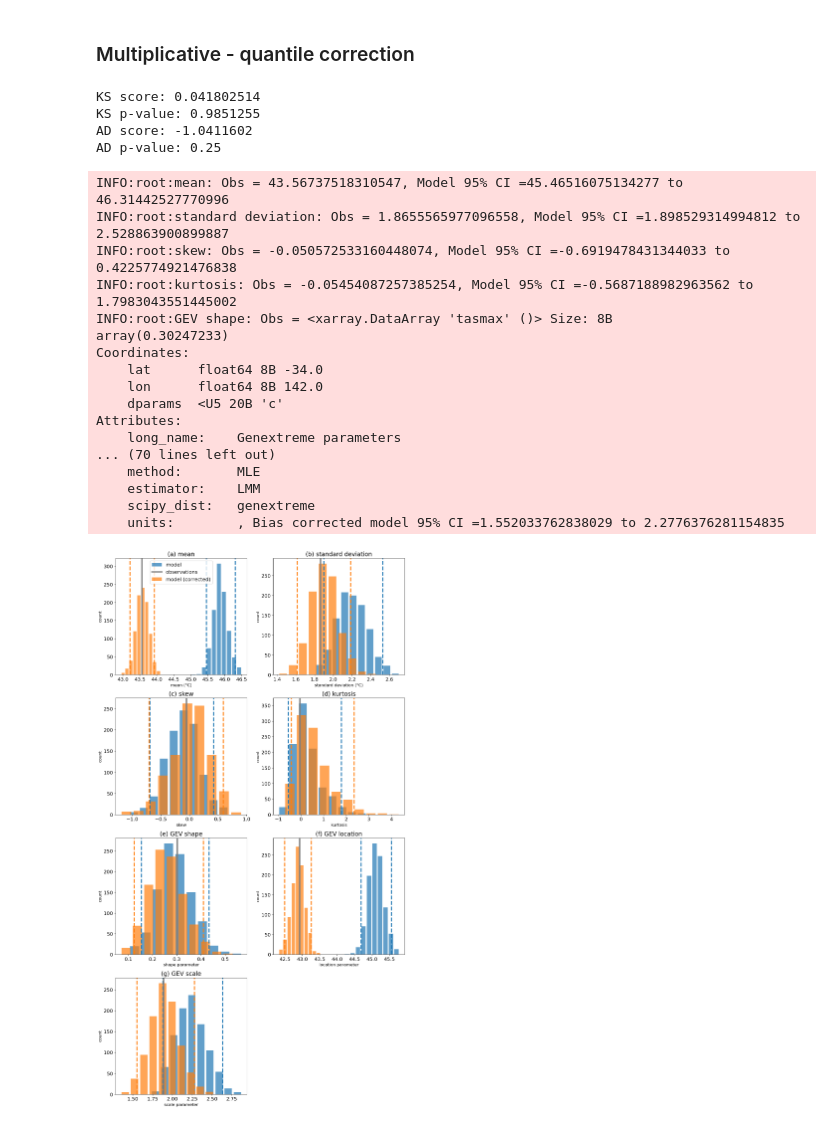
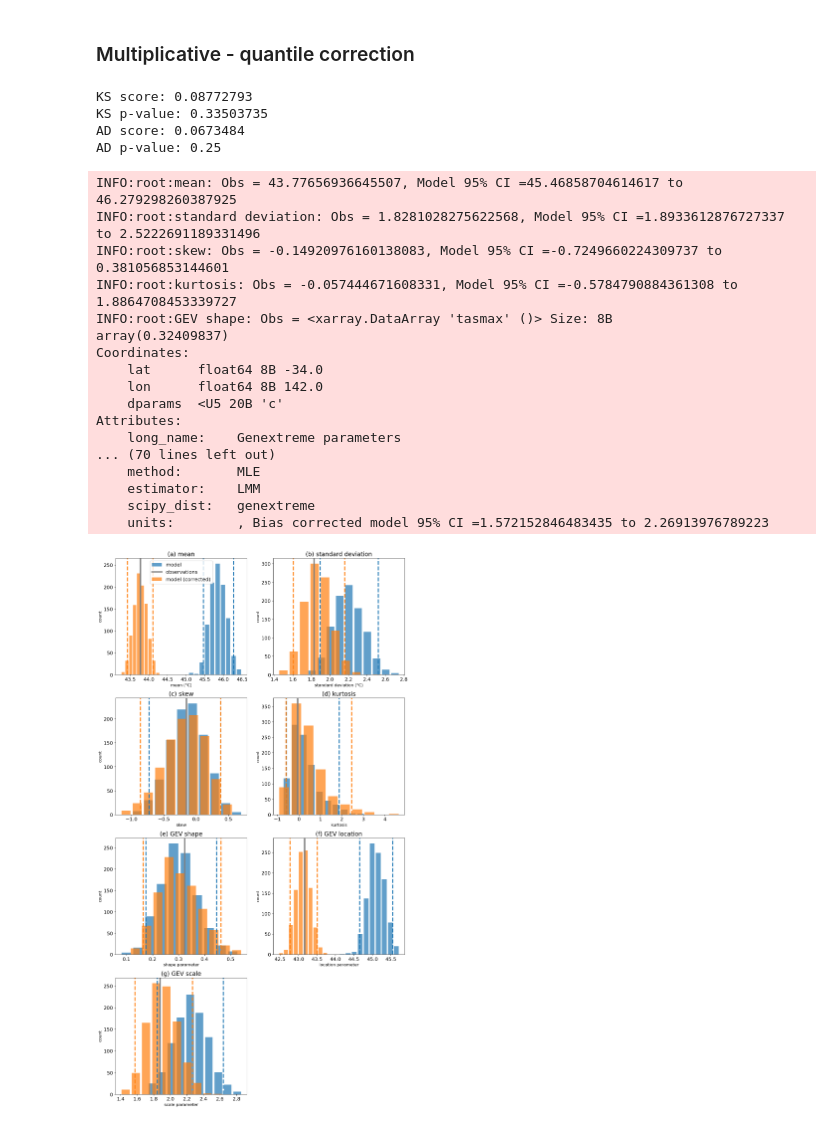
Before and after one commit to AusClimateService/unseen-projects, a Jupyter notebook: project-bias/scoping.ipynb, the cells around one changed output. Saved outputs shown, nothing was run; the diff lists cells and outputs as text; code cells hidden in the pictures.

```diff
--- a/project-bias/scoping.ipynb
+++ b/project-bias/scoping.ipynb
@@ -228,5 +264,5 @@ plt.show()
 # %%
-bias_quantile_mulc = da_model_q.values / da_obs_q.values
+bias_quantile_mulc = da_model_detrended_q.values / da_obs_detrended_q.values
 # %%
 bias_quantile_mulc_cubic_fit = np.polyfit(quantile_array, bias_quantile_mulc, 3)
 # %%
@@ -295,10 +331,10 @@ Scale parameter: 1.95
 #    adjustment_factors=bias_quantile_mulc,
 #)
 af_mulc = vget_smooth_adjustment_factor(
-    da_model_stacked.values,
-    data=da_model_stacked.values,
+    da_model_detrended_stacked.values,
+    data=da_model_detrended_stacked.values,
     af_cubic_fit=bias_quantile_mulc_cubic_fit,
 )
 # %%
-da_model_bc_quantile_mulc = da_model_stacked / af_mulc
+da_model_detrended_bc_quantile_mulc = da_model_detrended_stacked / af_mulc
 # %%
@@ -323,8 +359,8 @@ def fidelity_tests(da_target):
     print('AD p-value:', similarity_scores['ad_pval'].values)
 
     moments.create_plot(
-        da_model,
-        da_obs,
+        da_model_detrended,
+        da_obs_detrended,
         da_bc_fcst=da_target,
     )
 # %%
@@ -505,27 +541,27 @@ Attributes:
 # %% [markdown]
 ### Multiplicative - quantile correction
 # %%
-fidelity_tests(da_model_bc_quantile_mulc.unstack())
+fidelity_tests(da_model_detrended_bc_quantile_mulc.unstack())
 # %% [output]
-KS score: 0.041802514
-KS p-value: 0.9851255
-AD score: -1.0411602
+KS score: 0.08772793
+KS p-value: 0.33503735
+AD score: 0.0673484
 AD p-value: 0.25
-INFO:root:mean: Obs = 43.56737518310547, Model 95% CI =45.46516075134277 to 46.31442527770996
-INFO:root:standard deviation: Obs = 1.8655565977096558, Model 95% CI =1.898529314994812 to 2.528863900899887
-INFO:root:skew: Obs = -0.050572533160448074, Model 95% CI =-0.6919478431344033 to 0.4225774921476838
-INFO:root:kurtosis: Obs = -0.05454087257385254, Model 95% CI =-0.5687188982963562 to 1.7983043551445002
+INFO:root:mean: Obs = 43.77656936645507, Model 95% CI =45.46858704614617 to 46.279298260387925
+INFO:root:standard deviation: Obs = 1.8281028275622568, Model 95% CI =1.8933612876727337 to 2.5222691189331496
+INFO:root:skew: Obs = -0.14920976160138083, Model 95% CI =-0.7249660224309737 to 0.381056853144601
+INFO:root:kurtosis: Obs = -0.057444671608331, Model 95% CI =-0.5784790884361308 to 1.8864708453339727
 INFO:root:GEV shape: Obs = <xarray.DataArray 'tasmax' ()> Size: 8B
-array(0.30247233)
+array(0.32409837)
 Coordinates:
     lat      float64 8B -34.0
     lon      float64 8B 142.0
     dparams  <U5 20B 'c'
 Attributes:
     long_name:    Genextreme parameters
 ... (70 lines left out)
     method:       MLE
     estimator:    LMM
     scipy_dist:   genextreme
-    units:        , Bias corrected model 95% CI =1.552033762838029 to 2.2776376281154835
+    units:        , Bias corrected model 95% CI =1.572152846483435 to 2.26913976789223
-[figure, old version]
+[figure, new version]
```
Also changed, not shown: parts of 41 cells of this notebook.
